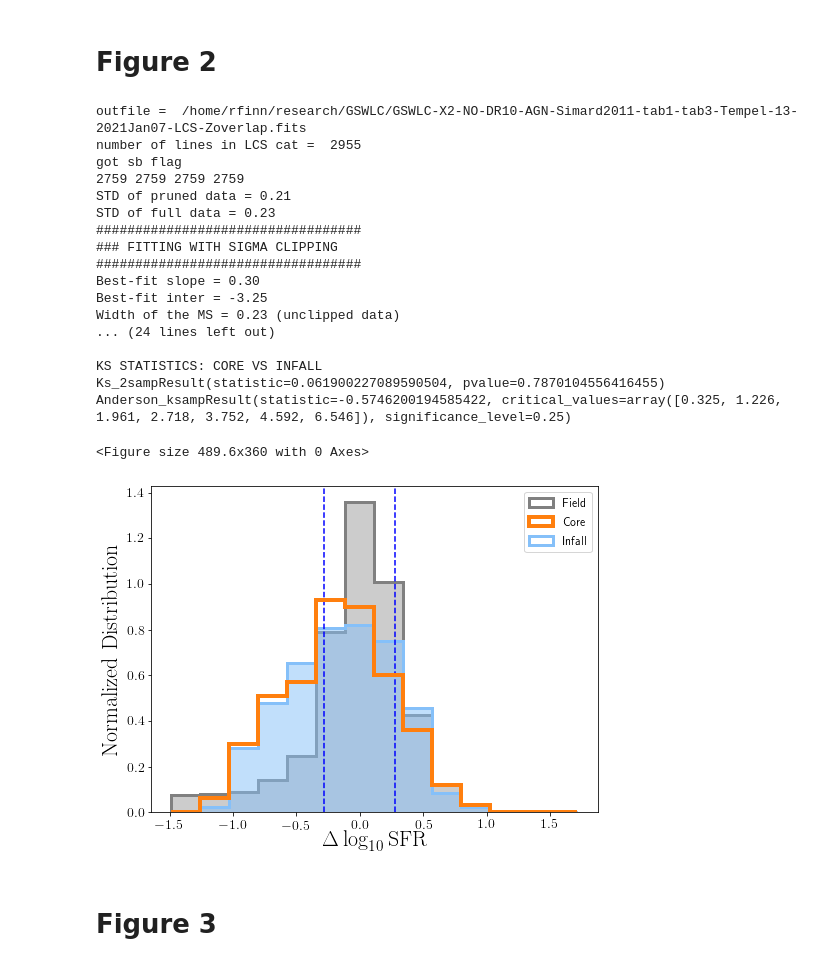
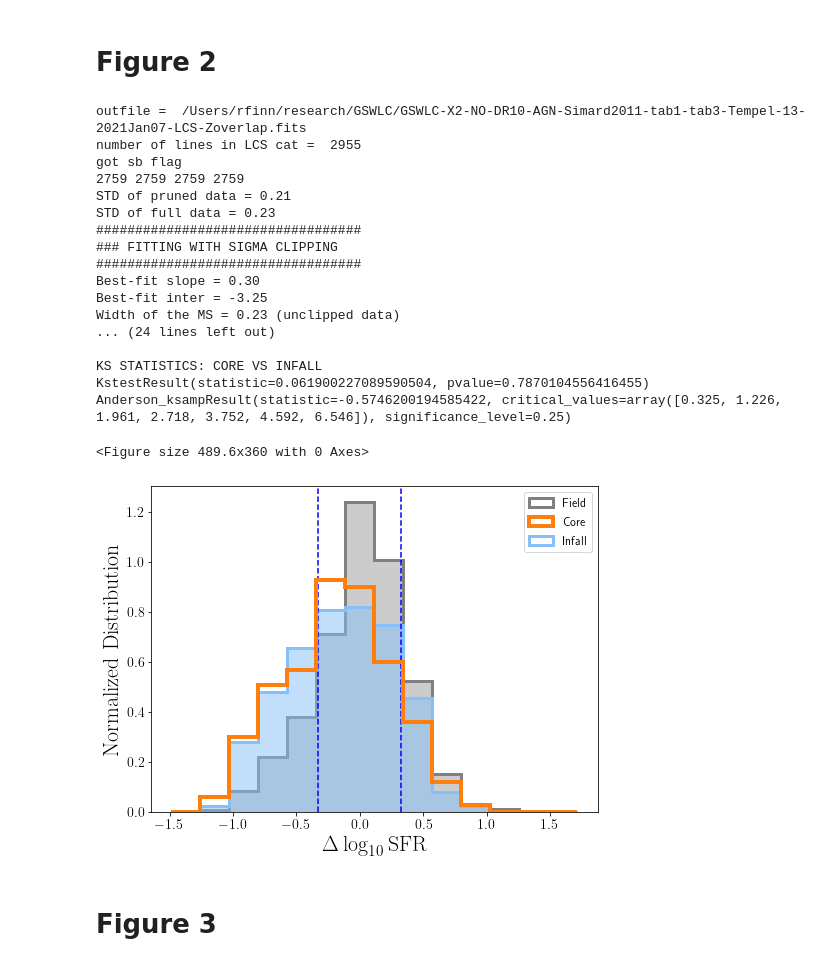
Before and after one commit to rfinn/LCS, a Jupyter notebook: notebooks/MSpaper_final.ipynb, the cells around one changed output. Saved outputs shown, nothing was run; the diff lists cells and outputs as text; code cells hidden in the pictures.

```diff
--- a/notebooks/MSpaper_final.ipynb
+++ b/notebooks/MSpaper_final.ipynb
@@ -271,29 +293,29 @@ p-vale = 1.466e-04 (prob that samples are from same distribution)
 # %%
 os.chdir(homedir+'/research/LCS/plots/')
 %run ~/github/LCS/python/lcs_paper2_v2.py --minmass 9.7 --ellip 0.75 --minssfr -11.2
 outfile1 = homedir+'/research/LCS/plots/delta-sfr-hist-BTcut1-e0p75-mmatch.pdf'
 outfile2 = homedir+'/research/LCS/plots/delta-sfr-hist-BTcut1-e0p75-mmatch.png'
-b.plot_dsfr_hist(outfile1=outfile1,outfile2=outfile2,massmatch=True)
+b.plot_dsfr_hist(outfile1=outfile1,outfile2=outfile2,massmatch=True,nbins=15)
 # %% [output]
-outfile =  /home/rfinn/research/GSWLC/GSWLC-X2-NO-DR10-AGN-Simard2011-tab1-tab3-Tempel-13-2021Jan07-LCS-Zoverlap.fits
+outfile =  /Users/rfinn/research/GSWLC/GSWLC-X2-NO-DR10-AGN-Simard2011-tab1-tab3-Tempel-13-2021Jan07-LCS-Zoverlap.fits
 number of lines in LCS cat =  2955
 got sb flag
 2759 2759 2759 2759
 STD of pruned data = 0.21
 STD of full data = 0.23
 ##################################
 ### FITTING WITH SIGMA CLIPPING
 ##################################
 Best-fit slope = 0.30
 Best-fit inter = -3.25
 Width of the MS = 0.23 (unclipped data)
 ... (24 lines left out)
 
 KS STATISTICS: CORE VS INFALL
-Ks_2sampResult(statistic=0.061900227089590504, pvalue=0.7870104556416455)
+KstestResult(statistic=0.061900227089590504, pvalue=0.7870104556416455)
 Anderson_ksampResult(statistic=-0.5746200194585422, critical_values=array([0.325, 1.226, 1.961, 2.718, 3.752, 4.592, 6.546]), significance_level=0.25)
 <Figure size 489.6x360 with 0 Axes>
-[figure, old version]
+[figure, new version]
 # %% [markdown]
 # Figure 3
 # %%
```
Also changed, not shown: parts of 4 cells of this notebook, 2 other files.
